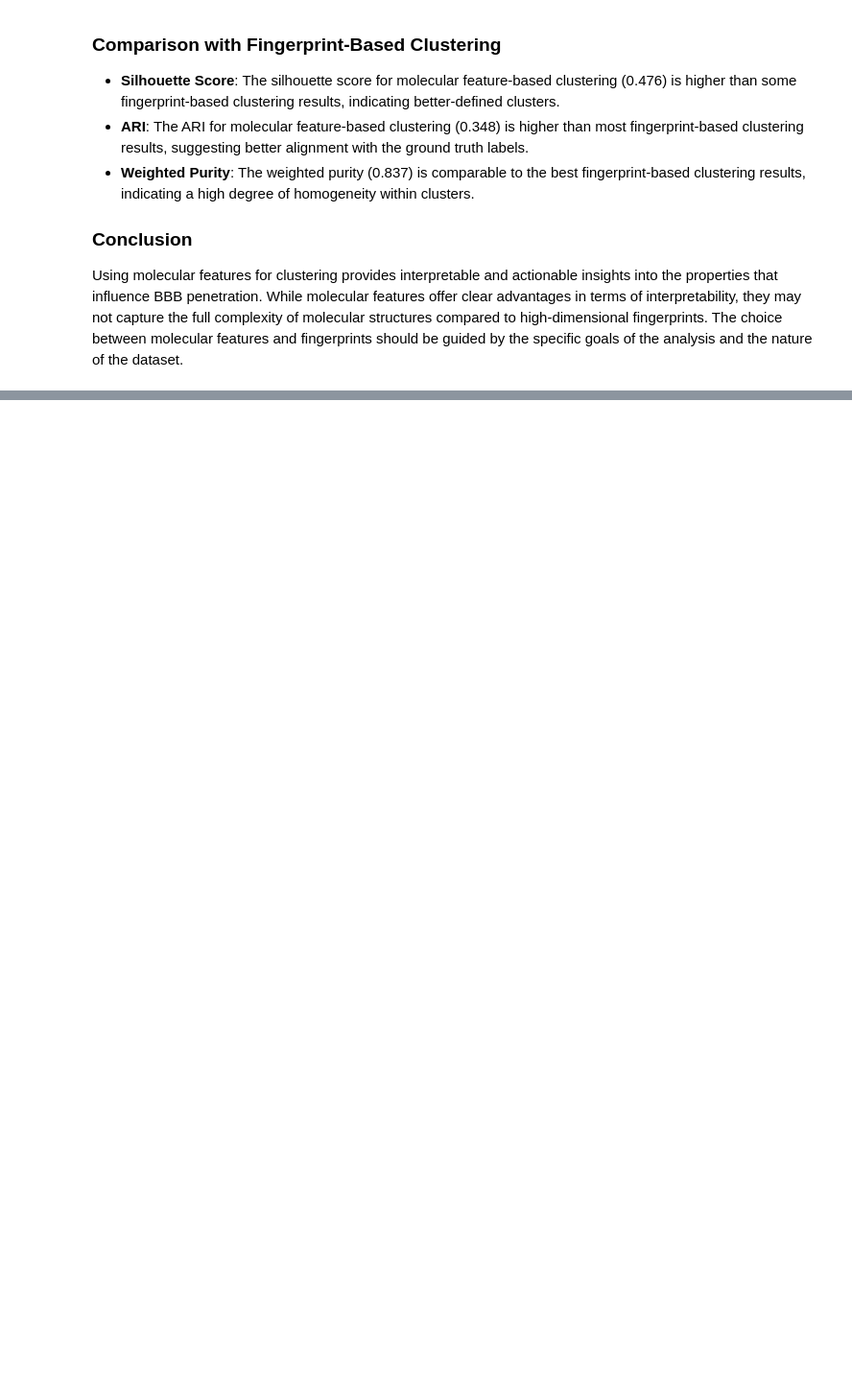
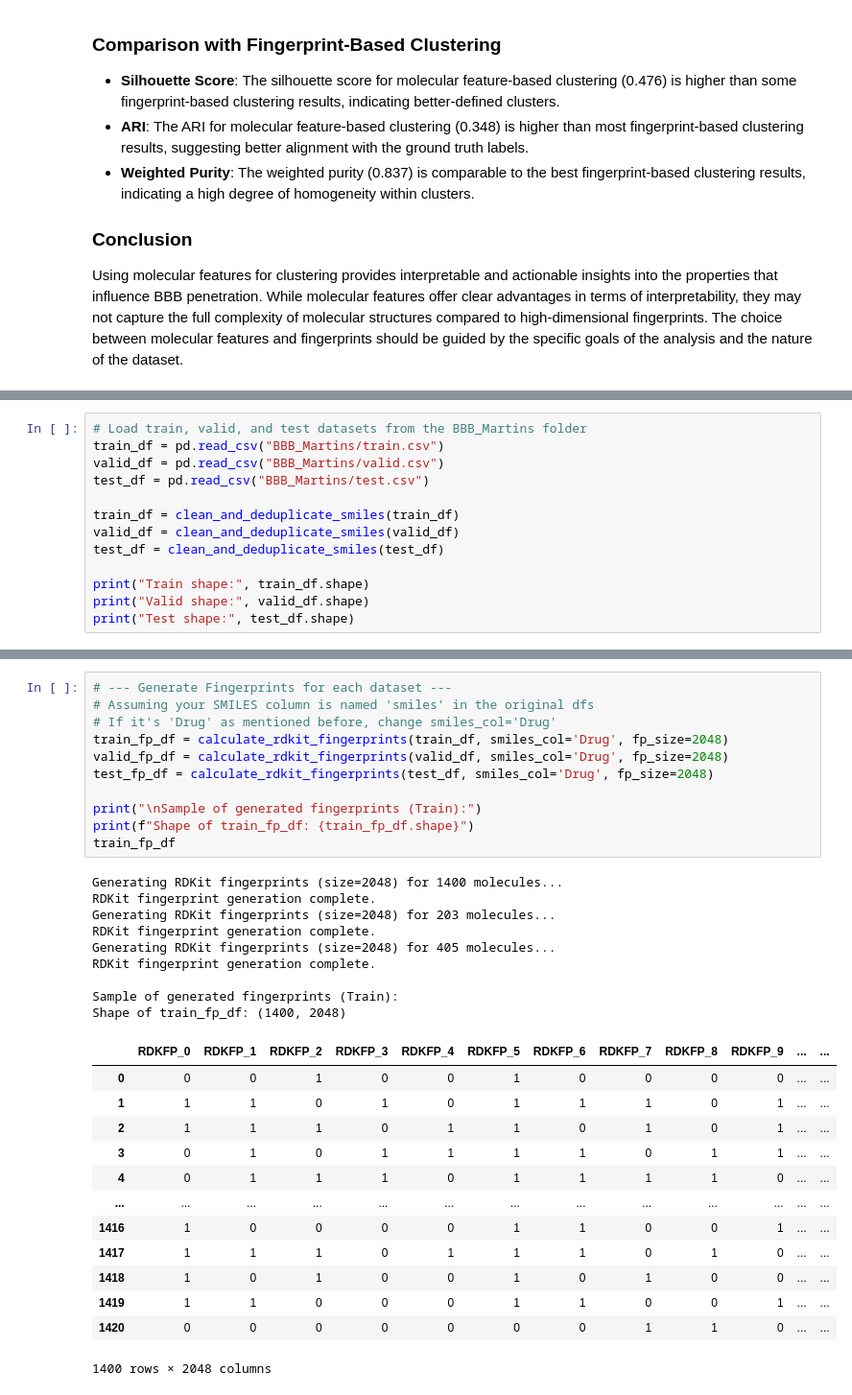
Before and after one commit to MiroRavaProj/Final_Project_ACS_grasso, a Jupyter notebook: Final_Project.ipynb, the cells around one changed output, grey strips where cells are left out. Shown at 96% size. Drawn from its saved outputs; the diff is of its cells as text; blank space fills up the shorter version.

```diff
--- a/Final_Project.ipynb
+++ b/Final_Project.ipynb
@@ -1718,0 +1851,13 @@ Using molecular features for clustering provides interpretable and actionable in
+# %%
+# Load train, valid, and test datasets from the BBB_Martins folder
+train_df = pd.read_csv("BBB_Martins/train.csv")
+valid_df = pd.read_csv("BBB_Martins/valid.csv")
+test_df = pd.read_csv("BBB_Martins/test.csv")
+
+train_df = clean_and_deduplicate_smiles(train_df)
+valid_df = clean_and_deduplicate_smiles(valid_df)
+test_df = clean_and_deduplicate_smiles(test_df)
+
+print("Train shape:", train_df.shape)
+print("Valid shape:", valid_df.shape)
+print("Test shape:", test_df.shape)
@@ -1718,0 +2244,34 @@ Using molecular features for clustering provides interpretable and actionable in
+# %%
+# --- Generate Fingerprints for each dataset ---
+# Assuming your SMILES column is named 'smiles' in the original dfs
+# If it's 'Drug' as mentioned before, change smiles_col='Drug'
+train_fp_df = calculate_rdkit_fingerprints(train_df, smiles_col='Drug', fp_size=2048)
+valid_fp_df = calculate_rdkit_fingerprints(valid_df, smiles_col='Drug', fp_size=2048)
+test_fp_df = calculate_rdkit_fingerprints(test_df, smiles_col='Drug', fp_size=2048)
+
+print("\nSample of generated fingerprints (Train):")
+print(f"Shape of train_fp_df: {train_fp_df.shape}")
+train_fp_df
+# %% [output]
+Generating RDKit fingerprints (size=2048) for 1400 molecules...
+RDKit fingerprint generation complete.
+Generating RDKit fingerprints (size=2048) for 203 molecules...
+RDKit fingerprint generation complete.
+Generating RDKit fingerprints (size=2048) for 405 molecules...
+RDKit fingerprint generation complete.
+
+Sample of generated fingerprints (Train):
+Shape of train_fp_df: (1400, 2048)
+|  | RDKFP_0 | RDKFP_1 | RDKFP_2 | RDKFP_3 | RDKFP_4 | RDKFP_5 | RDKFP_6 | RDKFP_7 | RDKFP_8 | RDKFP_9 | ... | ... |
+| 0 | 0 | 0 | 1 | 0 | 0 | 1 | 0 | 0 | 0 | 0 | ... | ... |
+| 1 | 1 | 1 | 0 | 1 | 0 | 1 | 1 | 1 | 0 | 1 | ... | ... |
+| 2 | 1 | 1 | 1 | 0 | 1 | 1 | 0 | 1 | 0 | 1 | ... | ... |
+| 3 | 0 | 1 | 0 | 1 | 1 | 1 | 1 | 0 | 1 | 1 | ... | ... |
+| 4 | 0 | 1 | 1 | 1 | 0 | 1 | 1 | 1 | 1 | 0 | ... | ... |
+| ... | ... | ... | ... | ... | ... | ... | ... | ... | ... | ... | ... | ... |
+| 1416 | 1 | 0 | 0 | 0 | 0 | 1 | 1 | 0 | 0 | 1 | ... | ... |
+| 1417 | 1 | 1 | 1 | 0 | 1 | 1 | 1 | 0 | 1 | 0 | ... | ... |
+| 1418 | 1 | 0 | 1 | 0 | 0 | 1 | 0 | 1 | 0 | 0 | ... | ... |
+| 1419 | 1 | 1 | 0 | 0 | 0 | 1 | 1 | 0 | 0 | 1 | ... | ... |
+| 1420 | 0 | 0 | 0 | 0 | 0 | 0 | 0 | 1 | 1 | 0 | ... | ... |
+1400 rows × 2048 columns
```
Also changed, not shown: parts of 59 cells of this notebook, 4 other files.
